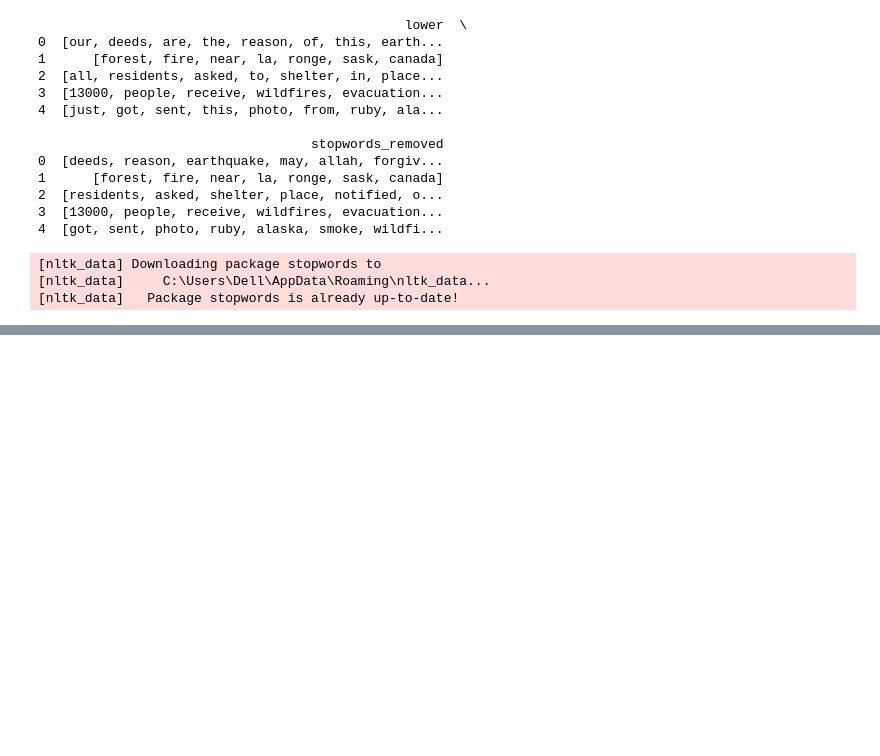
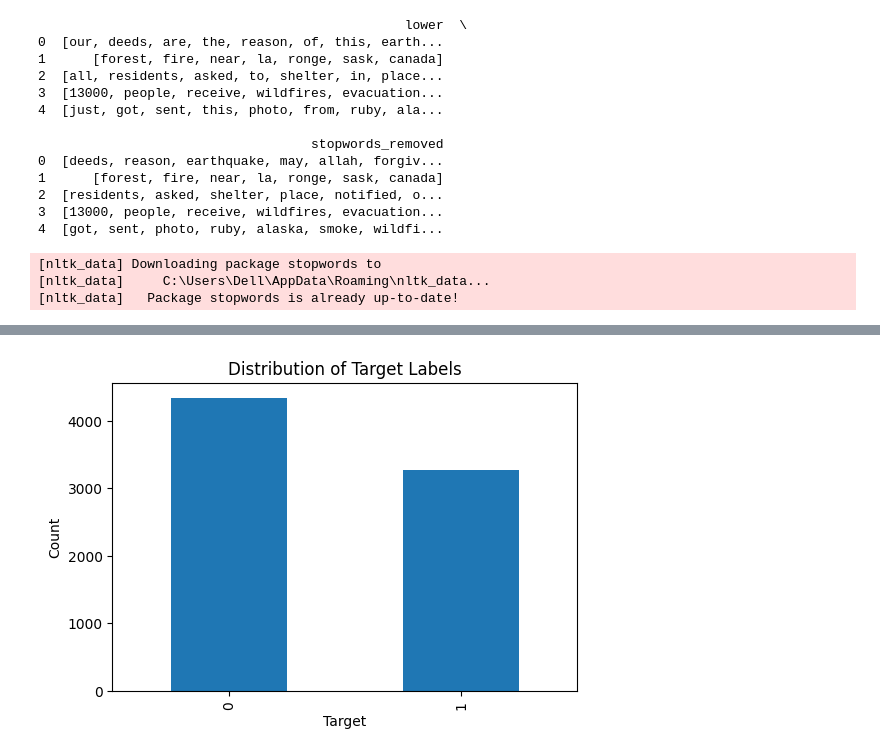
Before and after one commit to simran-mulla/simran_kaggle, a Jupyter notebook: Tweet_analysis_cleaning.ipynb, the cells around one changed output, grey strips where cells are left out. Drawn from its saved outputs; the diff is of its cells as text; code cells hidden in the pictures; blank space fills up the shorter version.

```diff
--- a/Tweet_analysis_cleaning.ipynb
+++ b/Tweet_analysis_cleaning.ipynb
@@ -258,0 +267,11 @@ df_train.head()
+# %%
+# Label Distribution
+label_counts = df_train['target'].value_counts()
+plt.figure(figsize=(6, 4))
+label_counts.plot(kind='bar')
+plt.title("Distribution of Target Labels")
+plt.xlabel("Target")
+plt.ylabel("Count")
+plt.show()
+# %% [output]
+[figure, added]
```
Also changed, not shown: parts of 1 cell of this notebook.
